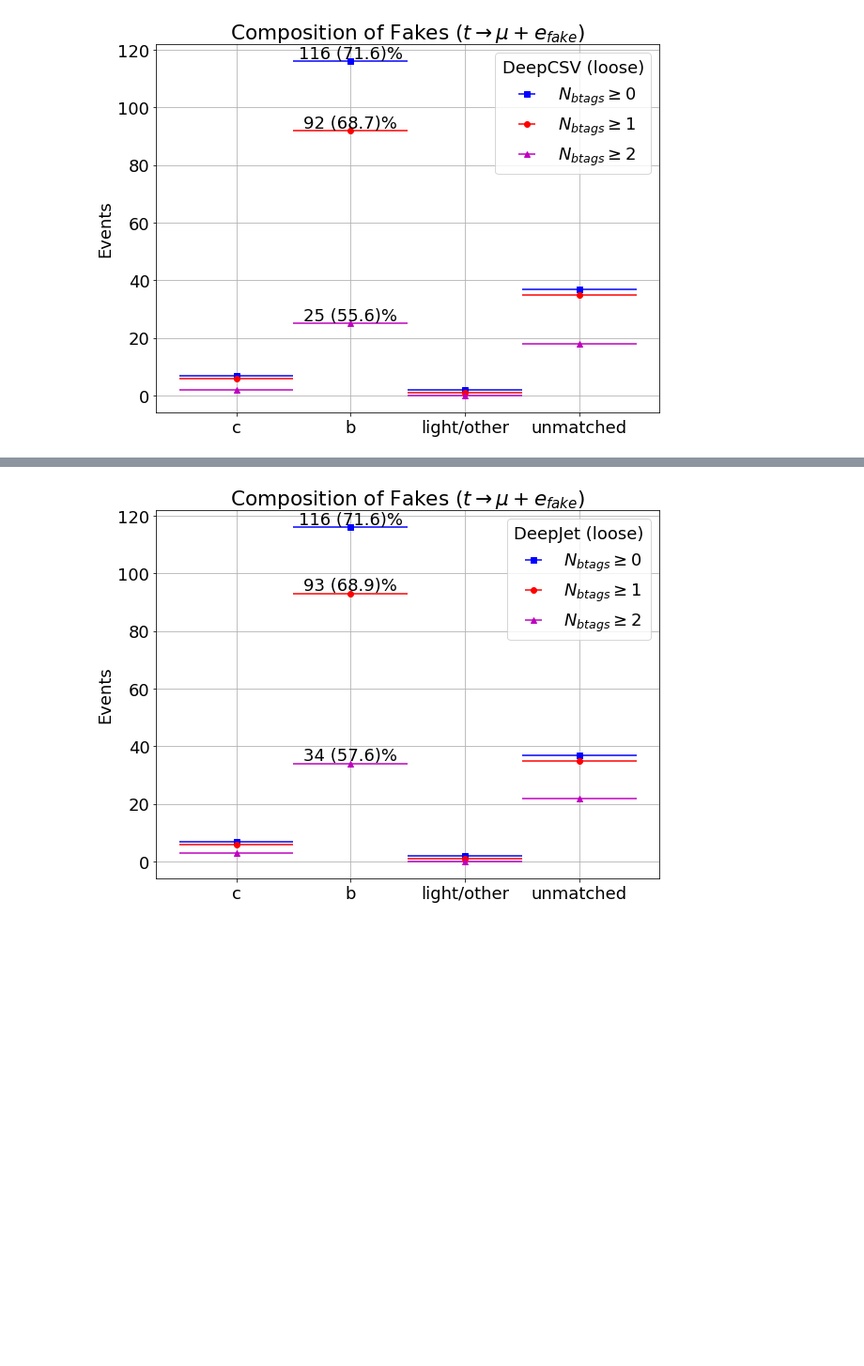
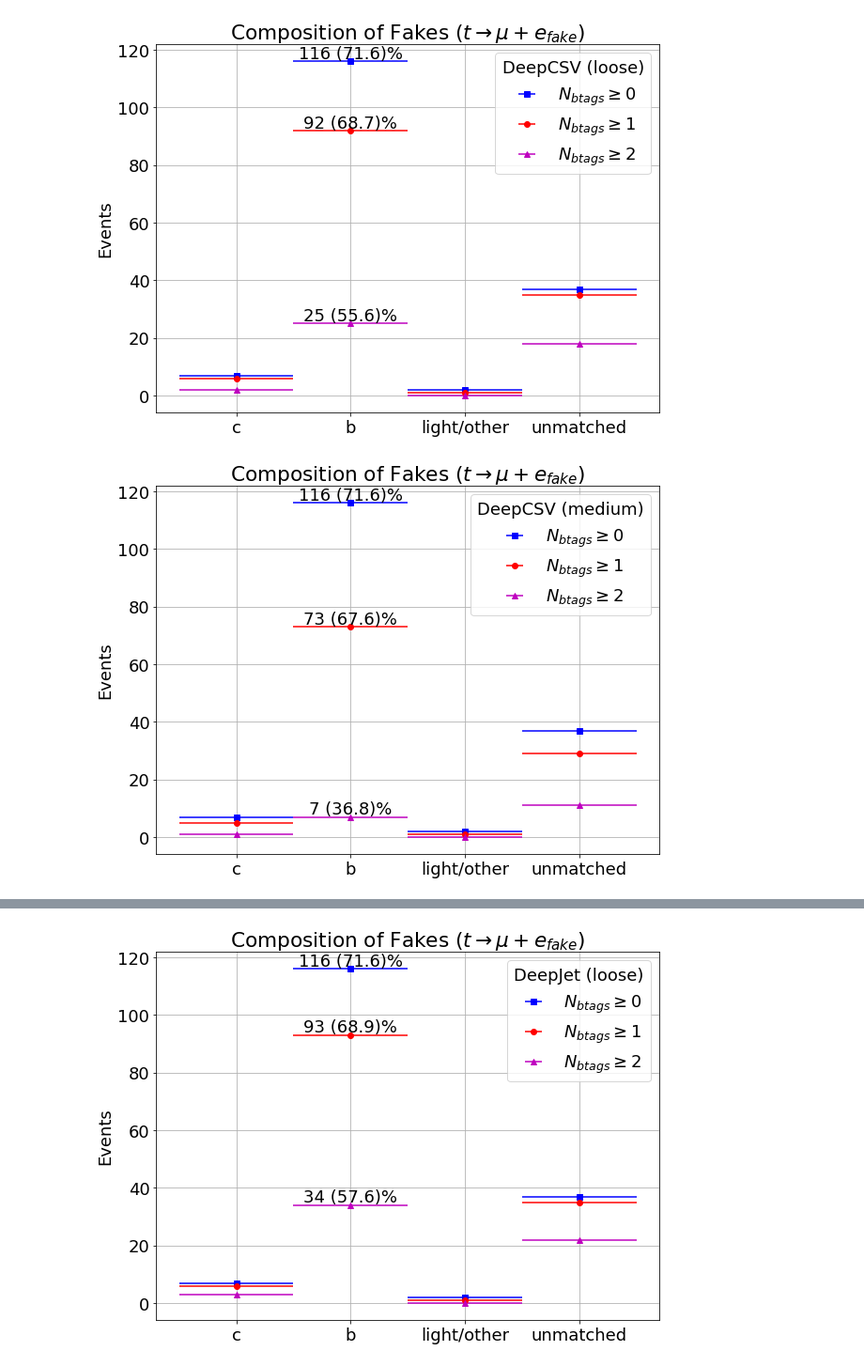
Before and after one commit to jkguiang/NanoTools, a Jupyter notebook: studies/fakes/btags.ipynb, the cells around one changed output, grey strips where cells are left out. Shown at 94% size. Cells and saved outputs as stored; diff of their text form; code cells hidden in the pictures; blank space fills up the shorter version.

Commit message:
added even more plots

```diff
--- a/studies/fakes/btags.ipynb
+++ b/studies/fakes/btags.ipynb
@@ -124,3 +124,18 @@ plt.title(r"Composition of Fakes ($t\rightarrow \mu+e_{fake}$)");
 plt.legend(title="DeepCSV (loose)");
 # %% [output]
 [figure]
+# %%
+fig = plt.figure(figsize=(6.4*1.5,4.8*1.5))
+axes = plt.subplot(111)
+
+lineage_hist(fake_els_df, n_btags=0, algo="deepCSV", wp="medium",
+             fig=fig, axes=axes, fmt="bs", label=r"$N_{btags}\geq 0$")
+lineage_hist(fake_els_df, n_btags=1, algo="deepCSV", wp="medium",
+             fig=fig, axes=axes, fmt="ro", label=r"$N_{btags}\geq 1$")
+lineage_hist(fake_els_df, n_btags=2, algo="deepCSV", wp="medium",
+             fig=fig, axes=axes, fmt="m^", label=r"$N_{btags}\geq 2$")
+
+plt.title(r"Composition of Fakes ($t\rightarrow \mu+e_{fake}$)");
+plt.legend(title="DeepCSV (medium)");
+# %% [output]
+[figure, added]
```
Also changed, not shown: parts of 3 cells of this notebook.
